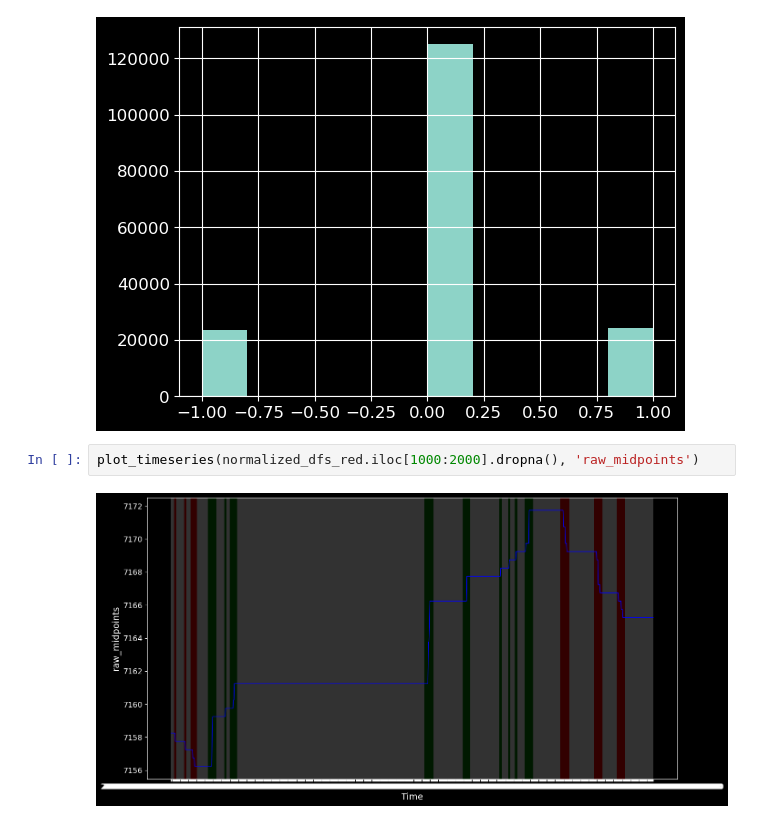
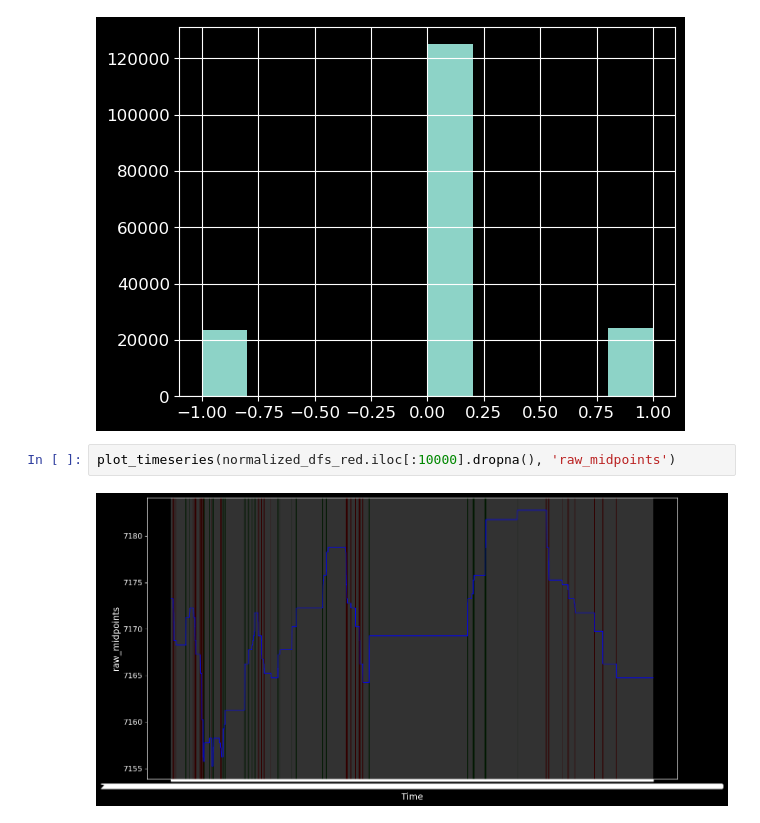
Before and after one commit to reiamt/thesis_rl, a Jupyter notebook: src/sgu/deeplob/test.ipynb, the cells around one changed output. Drawn from its saved outputs; the diff is of its cells as text.

```diff
--- a/src/sgu/deeplob/test.ipynb
+++ b/src/sgu/deeplob/test.ipynb
@@ -136,6 +136,6 @@ normalized_dfs_red.Result.hist()
 <Axes: >
 [figure]
 # %%
-plot_timeseries(normalized_dfs_red.iloc[1000:2000].dropna(), 'raw_midpoints')
+plot_timeseries(normalized_dfs_red.iloc[:10000].dropna(), 'raw_midpoints')
 # %% [output]
-[figure, old version]
+[figure, new version]
```
